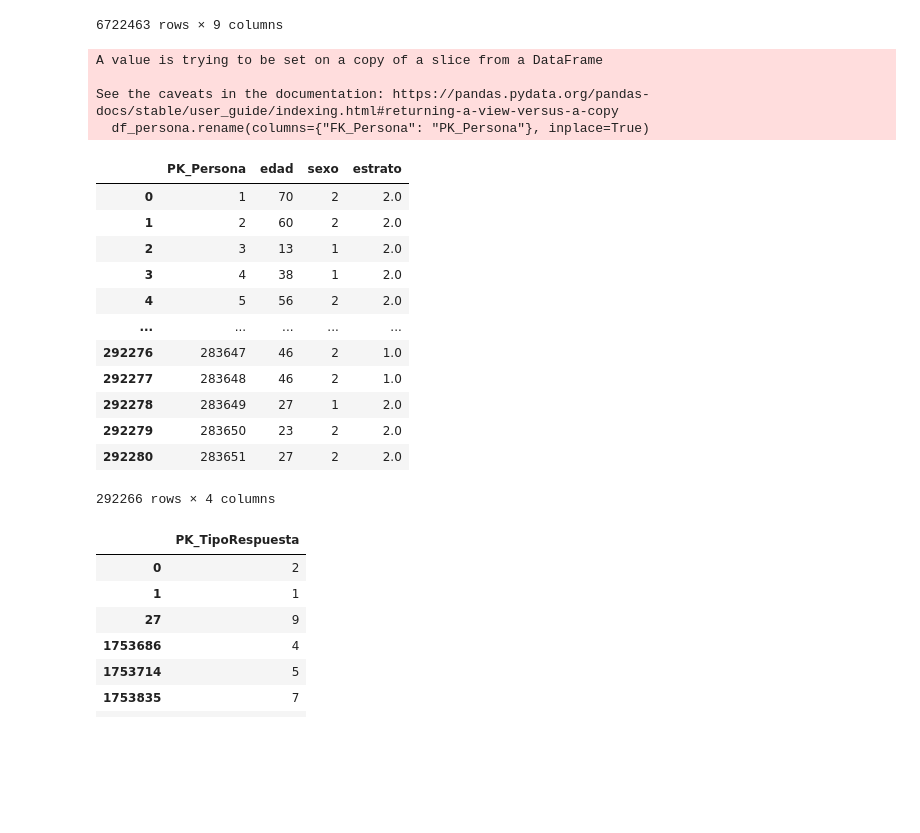
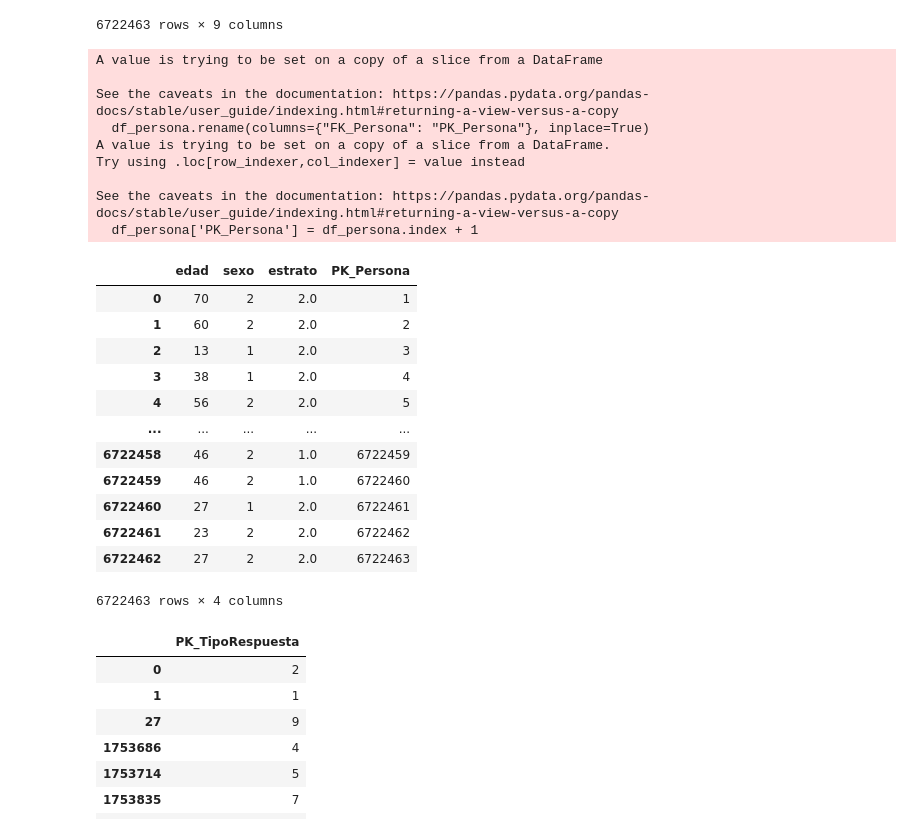
Before and after one commit to JMarts32/proyecto2BI, a Jupyter notebook: data.ipynb, the cells around one changed output. Saved outputs shown, nothing was run; the diff lists cells and outputs as text; code cells hidden in the pictures; blank space fills up the shorter version.

```diff
--- a/data.ipynb
+++ b/data.ipynb
@@ -206,28 +206,33 @@ df_complete
 6722463 rows × 9 columns
 # %%
 # Ahora creamos la tabla de persona
-df_persona = df_complete[['FK_Persona', 'edad', 'sexo' ,'estrato']]
+df_persona = df_complete[['edad', 'sexo' ,'estrato']]
 df_persona.rename(columns={"FK_Persona": "PK_Persona"}, inplace=True)
-df_persona = df_persona.drop_duplicates()
+df_persona['PK_Persona'] = df_persona.index + 1
 df_persona
 # %% [output]
 A value is trying to be set on a copy of a slice from a DataFrame
 
 See the caveats in the documentation: https://pandas.pydata.org/pandas-docs/stable/user_guide/indexing.html#returning-a-view-versus-a-copy
   df_persona.rename(columns={"FK_Persona": "PK_Persona"}, inplace=True)
+A value is trying to be set on a copy of a slice from a DataFrame.
+Try using .loc[row_indexer,col_indexer] = value instead
+
+See the caveats in the documentation: https://pandas.pydata.org/pandas-docs/stable/user_guide/indexing.html#returning-a-view-versus-a-copy
+  df_persona['PK_Persona'] = df_persona.index + 1
-|  | PK_Persona | edad | sexo | estrato |
-| 0 | 1 | 70 | 2 | 2.0 |
-| 1 | 2 | 60 | 2 | 2.0 |
-| 2 | 3 | 13 | 1 | 2.0 |
-| 3 | 4 | 38 | 1 | 2.0 |
-| 4 | 5 | 56 | 2 | 2.0 |
+|  | edad | sexo | estrato | PK_Persona |
+| 0 | 70 | 2 | 2.0 | 1 |
+| 1 | 60 | 2 | 2.0 | 2 |
+| 2 | 13 | 1 | 2.0 | 3 |
+| 3 | 38 | 1 | 2.0 | 4 |
+| 4 | 56 | 2 | 2.0 | 5 |
 | ... | ... | ... | ... | ... |
-| 292276 | 283647 | 46 | 2 | 1.0 |
-| 292277 | 283648 | 46 | 2 | 1.0 |
-| 292278 | 283649 | 27 | 1 | 2.0 |
-| 292279 | 283650 | 23 | 2 | 2.0 |
-| 292280 | 283651 | 27 | 2 | 2.0 |
+| 6722458 | 46 | 2 | 1.0 | 6722459 |
+| 6722459 | 46 | 2 | 1.0 | 6722460 |
+| 6722460 | 27 | 1 | 2.0 | 6722461 |
+| 6722461 | 23 | 2 | 2.0 | 6722462 |
+| 6722462 | 27 | 2 | 2.0 | 6722463 |
-292266 rows × 4 columns
+6722463 rows × 4 columns
 # %%
 # Ahora creamos la tabla de tipoPregunta para obtener la respuesta
 df_tipo = df_complete[['FK_TipoRespuesta']]
```
Also changed, not shown: parts of 2 cells of this notebook, 2 other files.
